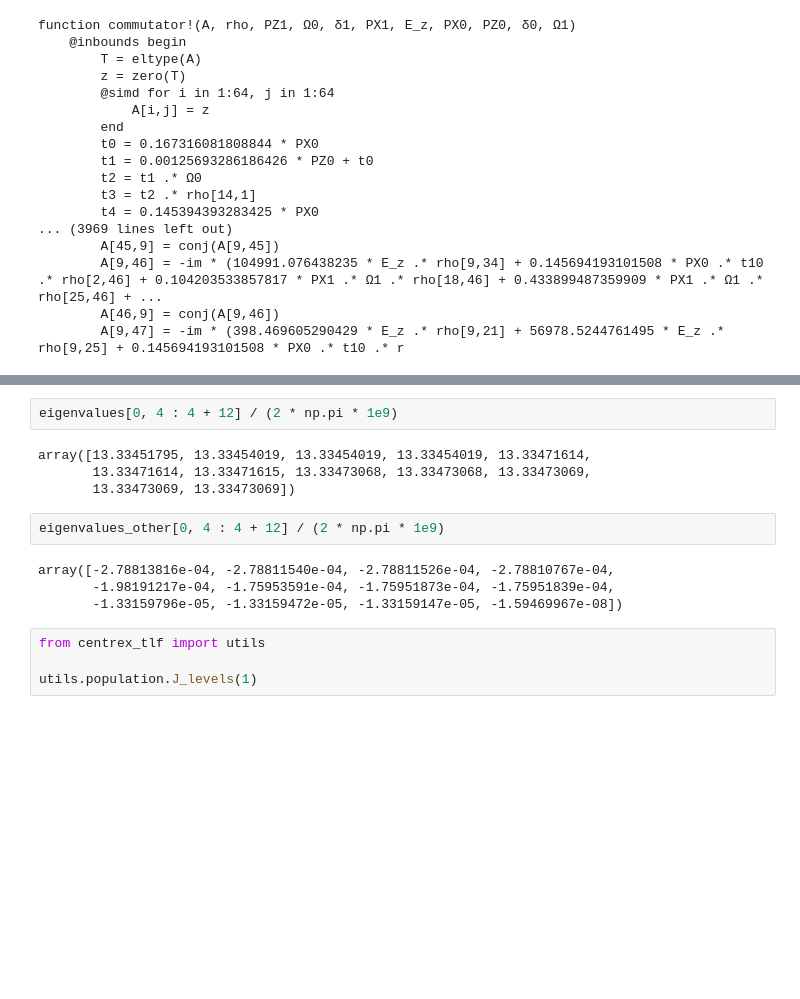
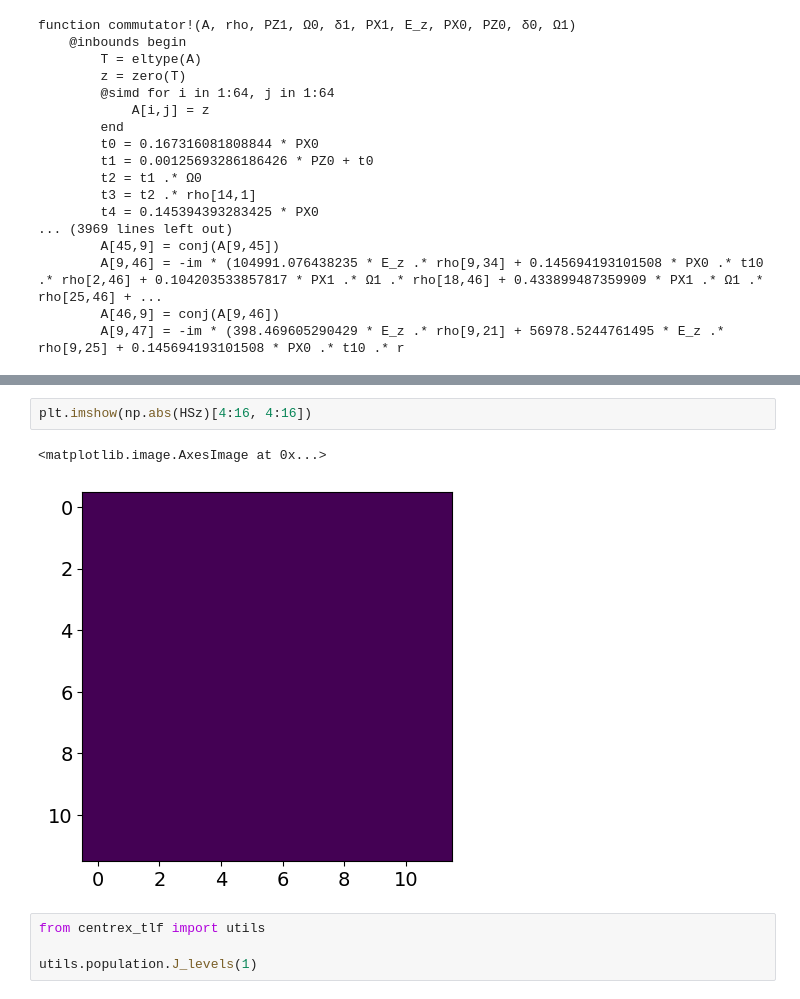
Before and after one commit to ograsdijk/CeNTREX-TlF, a Jupyter notebook: examples/spa paper/generate_hamiltonian.ipynb, the cells around one changed output, grey strips where cells are left out. Saved outputs shown, nothing was run; the diff lists cells and outputs as text; blank space fills up the shorter version.

```diff
--- a/examples/spa paper/generate_hamiltonian.ipynb
+++ b/examples/spa paper/generate_hamiltonian.ipynb
@@ -752,15 +794,8 @@ $\displaystyle \left[\begin{matrix}- \frac{1510207248289.93 E_{z}^{2}}{\left|{δ
-# %%
-eigenvalues[0, 4 : 4 + 12] / (2 * np.pi * 1e9)
-# %% [output]
-array([13.33451795, 13.33454019, 13.33454019, 13.33454019, 13.33471614,
-       13.33471614, 13.33471615, 13.33473068, 13.33473068, 13.33473069,
-       13.33473069, 13.33473069])
-# %%
-eigenvalues_other[0, 4 : 4 + 12] / (2 * np.pi * 1e9)
-# %% [output]
-array([-2.78813816e-04, -2.78811540e-04, -2.78811526e-04, -2.78810767e-04,
-       -1.98191217e-04, -1.75953591e-04, -1.75951873e-04, -1.75951839e-04,
-       -1.33159796e-05, -1.33159472e-05, -1.33159147e-05, -1.59469967e-08])
+# %%
+plt.imshow(np.abs(HSz)[4:16, 4:16])
+# %% [output]
+<matplotlib.image.AxesImage at 0x...>
+[figure, added]
 # %%
 from centrex_tlf import utils
 
```
Also changed, not shown: parts of 21 cells of this notebook.
